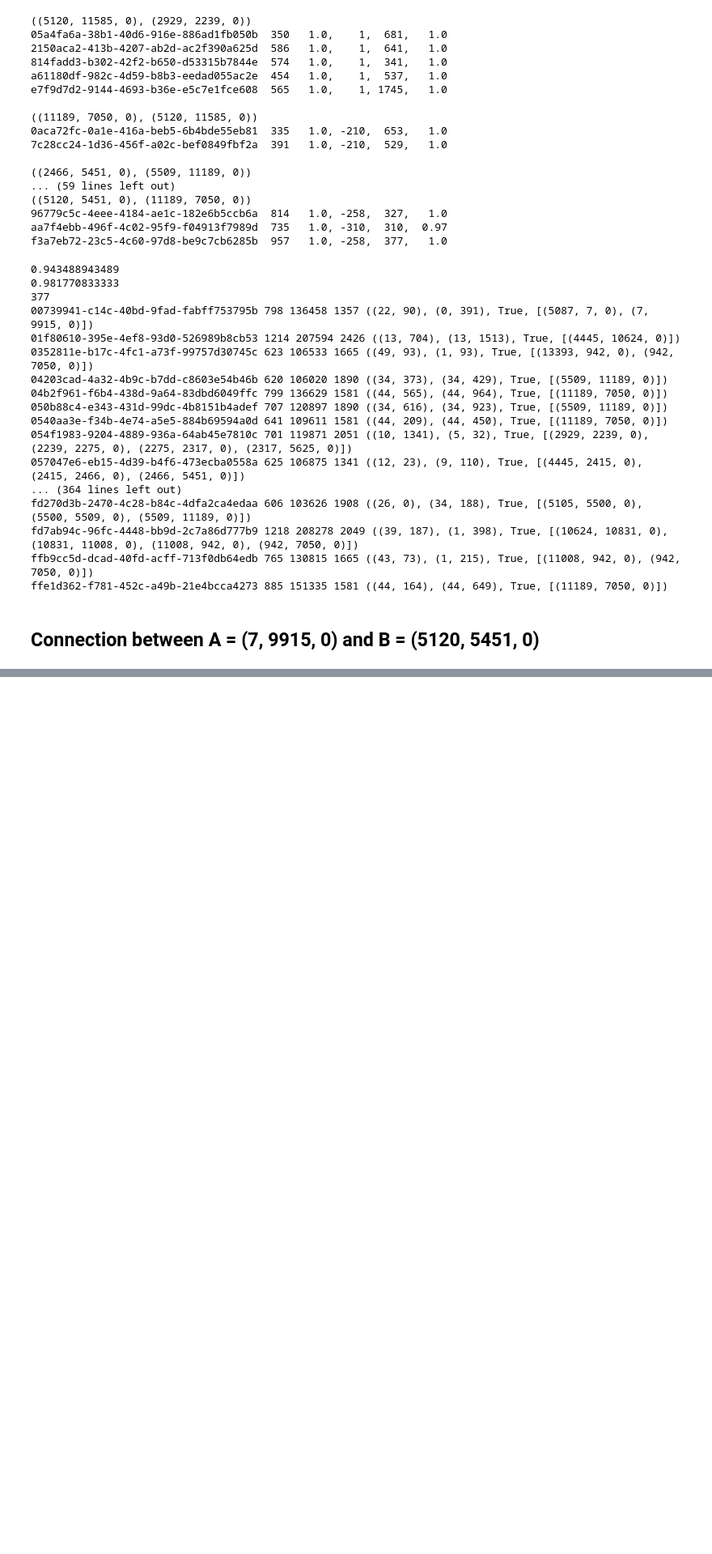
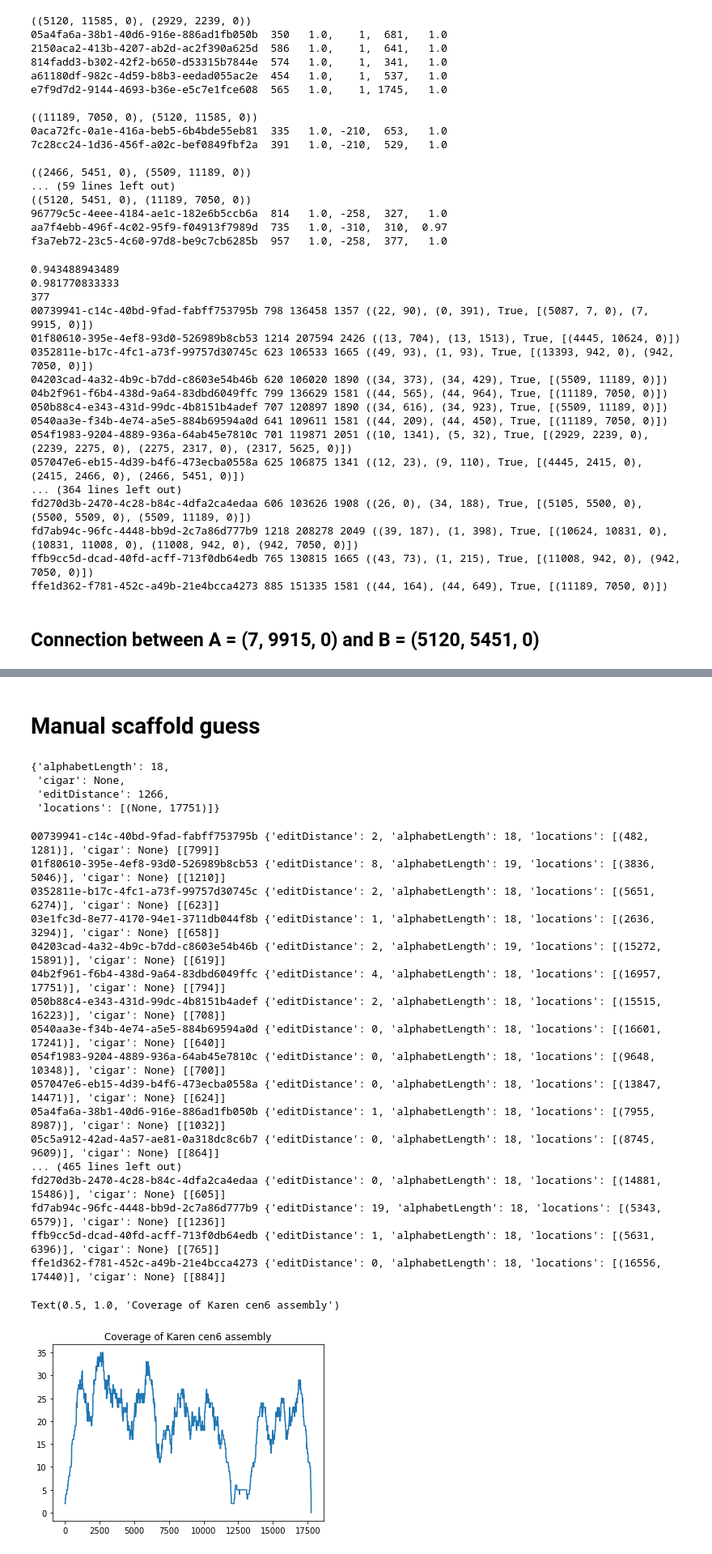
Before and after one commit to seryrzu/centroFlye, a Jupyter notebook: scripts/jupyters/IterativeDeBruijnGraph.ipynb, the cells around one changed output, grey strips where cells are left out. Shown: that part at 81% size. Cells and saved outputs as stored; diff of their text form; code cells hidden in the pictures; blank space fills up the shorter version.

```diff
--- a/scripts/jupyters/IterativeDeBruijnGraph.ipynb
+++ b/scripts/jupyters/IterativeDeBruijnGraph.ipynb
@@ -999,0 +1578,2 @@ DEFGHIJKLMNOPQRABCDEFGHIJKLMNOPQRABCDEFGHIJKLMNOPQRABCDEFGHIJKLMNOPQRABCDEFGHIJK
+# %% [markdown]
+# Manual scaffold guess
@@ -999,0 +1591,31 @@ DEFGHIJKLMNOPQRABCDEFGHIJKLMNOPQRABCDEFGHIJKLMNOPQRABCDEFGHIJKLMNOPQRABCDEFGHIJK
+# %%
+edlib.align(scaffold, ref_monomers)
+# %% [output]
+{'alphabetLength': 18,
+ 'cigar': None,
+ 'editDistance': 1266,
+ 'locations': [(None, 17751)]}
+# %%
+cov = get_cov(ref_monomers, monomer_strings)
+plt.plot(cov)
+plt.title('Coverage of Karen cen6 assembly')
+# %% [output]
+00739941-c14c-40bd-9fad-fabff753795b {'editDistance': 2, 'alphabetLength': 18, 'locations': [(482, 1281)], 'cigar': None} [[799]]
+01f80610-395e-4ef8-93d0-526989b8cb53 {'editDistance': 8, 'alphabetLength': 19, 'locations': [(3836, 5046)], 'cigar': None} [[1210]]
+0352811e-b17c-4fc1-a73f-99757d30745c {'editDistance': 2, 'alphabetLength': 18, 'locations': [(5651, 6274)], 'cigar': None} [[623]]
+03e1fc3d-8e77-4170-94e1-3711db044f8b {'editDistance': 1, 'alphabetLength': 18, 'locations': [(2636, 3294)], 'cigar': None} [[658]]
+04203cad-4a32-4b9c-b7dd-c8603e54b46b {'editDistance': 2, 'alphabetLength': 19, 'locations': [(15272, 15891)], 'cigar': None} [[619]]
+04b2f961-f6b4-438d-9a64-83dbd6049ffc {'editDistance': 4, 'alphabetLength': 18, 'locations': [(16957, 17751)], 'cigar': None} [[794]]
+050b88c4-e343-431d-99dc-4b8151b4adef {'editDistance': 2, 'alphabetLength': 18, 'locations': [(15515, 16223)], 'cigar': None} [[708]]
+0540aa3e-f34b-4e74-a5e5-884b69594a0d {'editDistance': 0, 'alphabetLength': 18, 'locations': [(16601, 17241)], 'cigar': None} [[640]]
+054f1983-9204-4889-936a-64ab45e7810c {'editDistance': 0, 'alphabetLength': 18, 'locations': [(9648, 10348)], 'cigar': None} [[700]]
+057047e6-eb15-4d39-b4f6-473ecba0558a {'editDistance': 0, 'alphabetLength': 18, 'locations': [(13847, 14471)], 'cigar': None} [[624]]
+05a4fa6a-38b1-40d6-916e-886ad1fb050b {'editDistance': 1, 'alphabetLength': 18, 'locations': [(7955, 8987)], 'cigar': None} [[1032]]
+05c5a912-42ad-4a57-ae81-0a318dc8c6b7 {'editDistance': 0, 'alphabetLength': 18, 'locations': [(8745, 9609)], 'cigar': None} [[864]]
+... (465 lines left out)
+fd270d3b-2470-4c28-b84c-4dfa2ca4edaa {'editDistance': 0, 'alphabetLength': 18, 'locations': [(14881, 15486)], 'cigar': None} [[605]]
+fd7ab94c-96fc-4448-bb9d-2c7a86d777b9 {'editDistance': 19, 'alphabetLength': 18, 'locations': [(5343, 6579)], 'cigar': None} [[1236]]
+ffb9cc5d-dcad-40fd-acff-713f0db64edb {'editDistance': 1, 'alphabetLength': 18, 'locations': [(5631, 6396)], 'cigar': None} [[765]]
+ffe1d362-f781-452c-a49b-21e4bcca4273 {'editDistance': 0, 'alphabetLength': 18, 'locations': [(16556, 17440)], 'cigar': None} [[884]]
+Text(0.5, 1.0, 'Coverage of Karen cen6 assembly')
+[figure, added]
```
Also changed, not shown: parts of 102 cells of this notebook.
